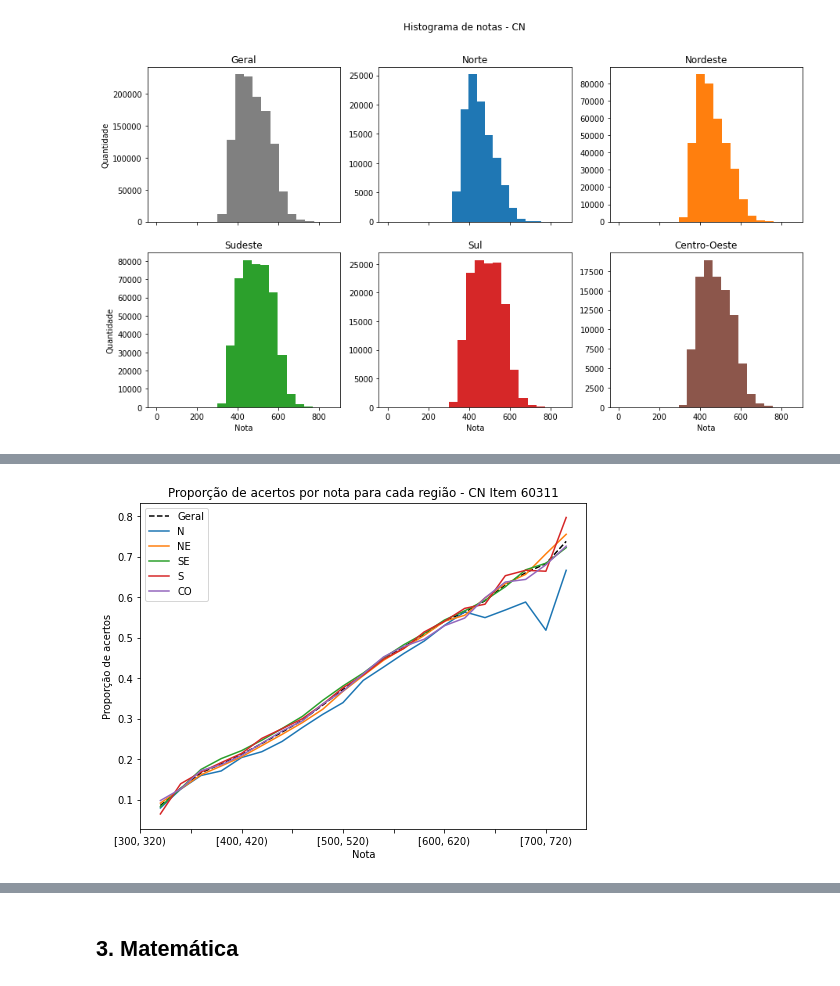
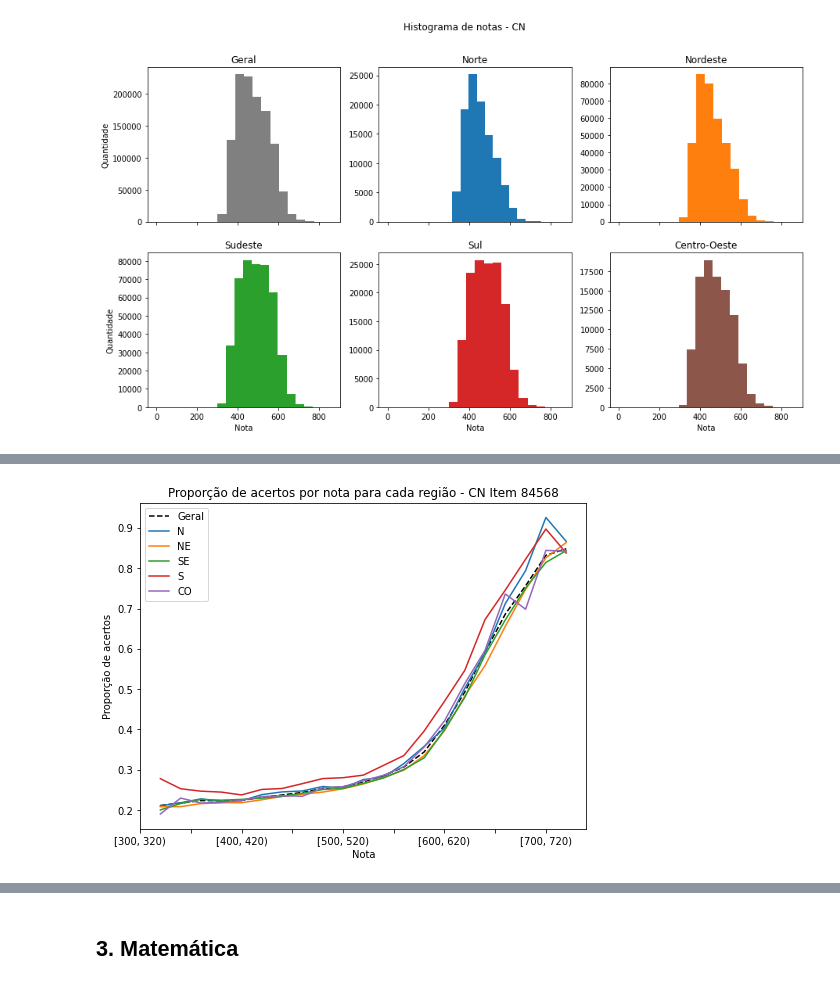
Before and after one commit to viguardieiro/ENEM_TRI, a Jupyter notebook: Notebooks/Compare Regions ENEM 2019.ipynb, the cells around one changed output, grey strips where cells are left out. Drawn from its saved outputs; the diff is of its cells as text; code cells hidden in the pictures.

```diff
--- a/Notebooks/Compare Regions ENEM 2019.ipynb
+++ b/Notebooks/Compare Regions ENEM 2019.ipynb
@@ -142,6 +142,6 @@ Item 60311     0.630734
 dtype: float64
 # %%
-plot_item_compar(bin_reg, comp, item = 'Item 60311')
+plot_item_compar(bin_reg, comp, item = 'Item 84568')
 # %% [output]
-[figure, old version]
+[figure, new version]
 # %%
```
Also changed, not shown: parts of 38 cells of this notebook.
